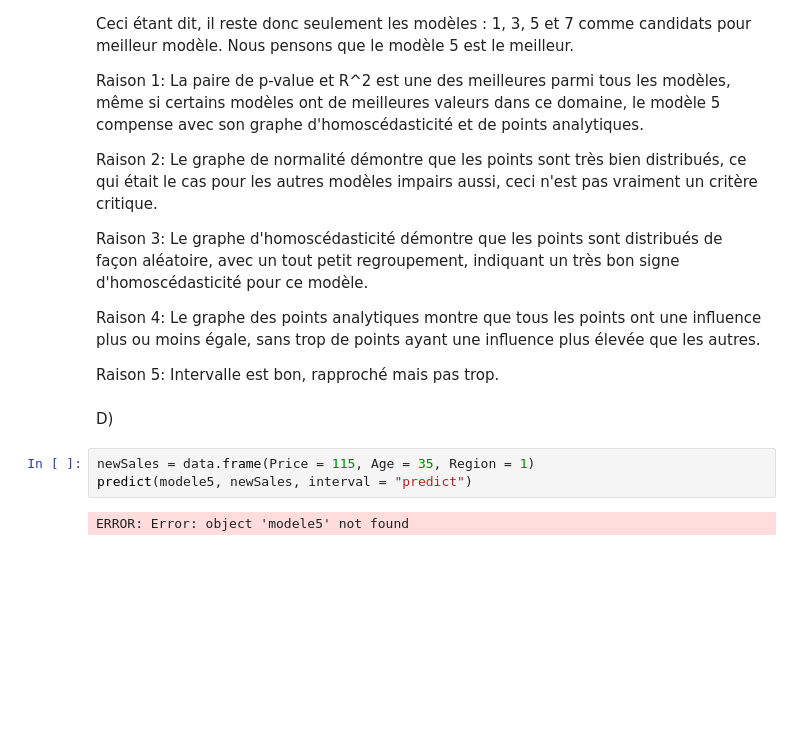
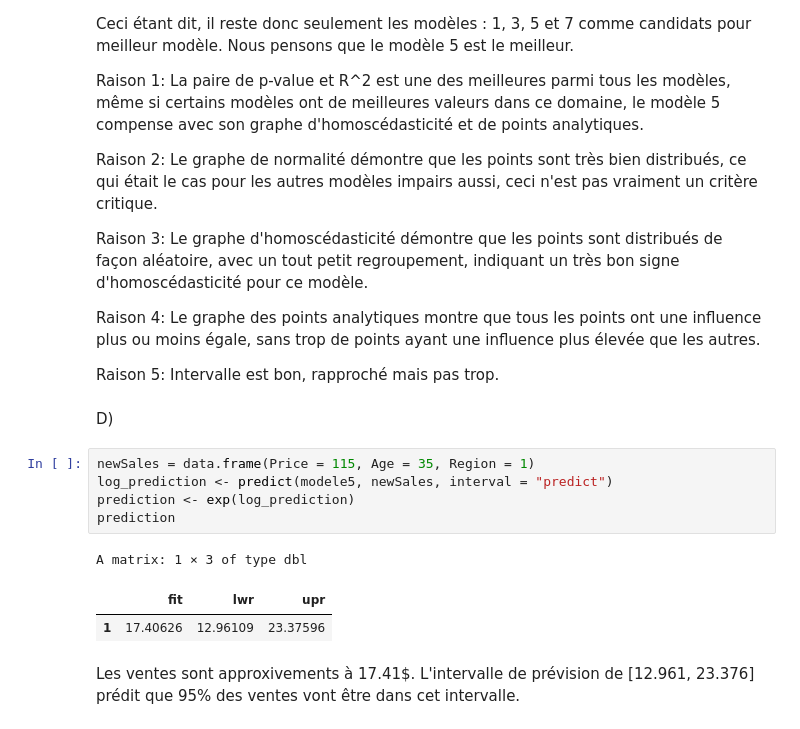
Before and after one commit to Sami-Jouamaa/Devoir-ProbaStats, a Jupyter notebook: Devoir.ipynb, the cells around one changed output. Cells and saved outputs as stored; diff of their text form; blank space fills up the shorter version.

```diff
--- a/Devoir.ipynb
+++ b/Devoir.ipynb
@@ -929,6 +927,12 @@ Raison 5: Intervalle est bon, rapproché mais pas trop.
 D)
 # %%
 newSales = data.frame(Price = 115, Age = 35, Region = 1)
-predict(modele5, newSales, interval = "predict")
+log_prediction <- predict(modele5, newSales, interval = "predict")
+prediction <- exp(log_prediction)
+prediction
 # %% [output]
-ERROR: Error: object 'modele5' not found
+A matrix: 1 × 3 of type dbl
+|  | fit | lwr | upr |
+| 1 | 17.40626 | 12.96109 | 23.37596 |
+# %% [markdown]
+Les ventes sont approxivements à 17.41$. L'intervalle de prévision de [12.961, 23.376] prédit que 95% des ventes vont être dans cet intervalle.
```
Also changed, not shown: parts of 1 cell of this notebook.
